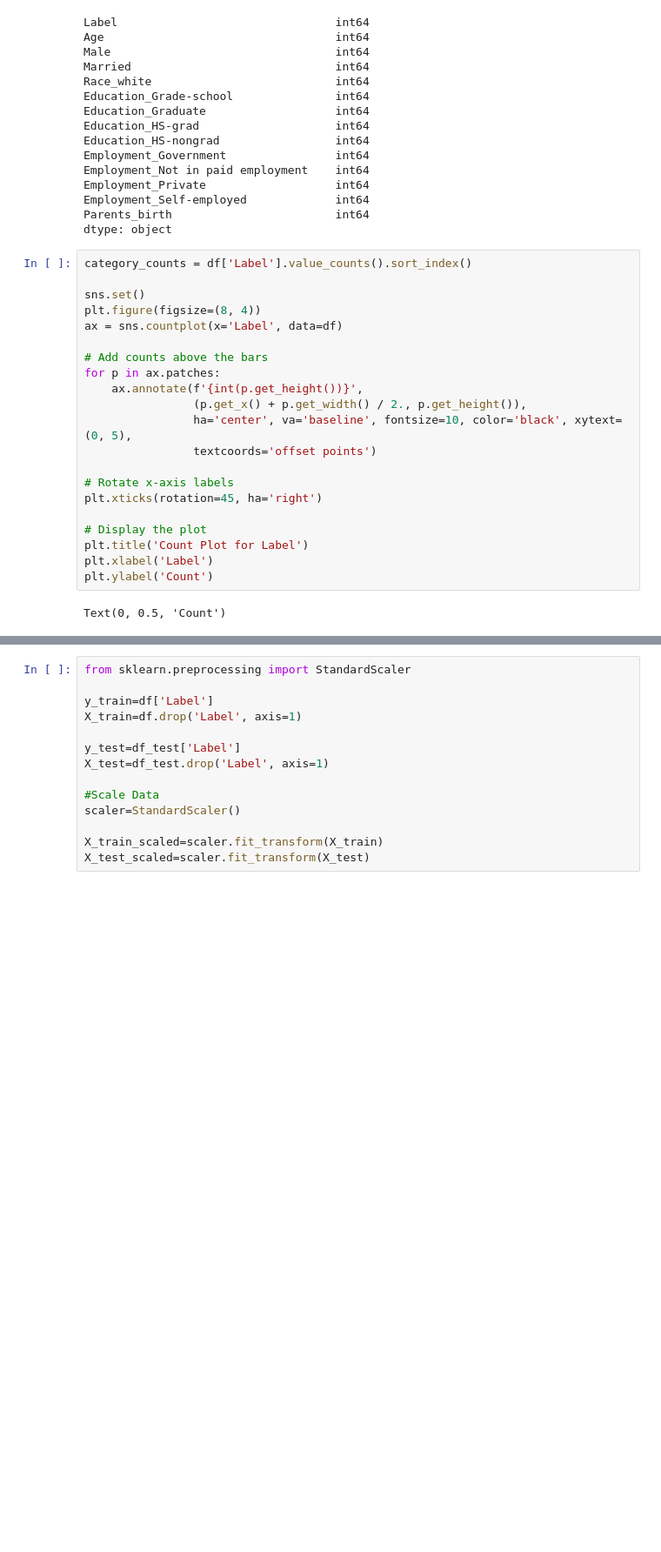
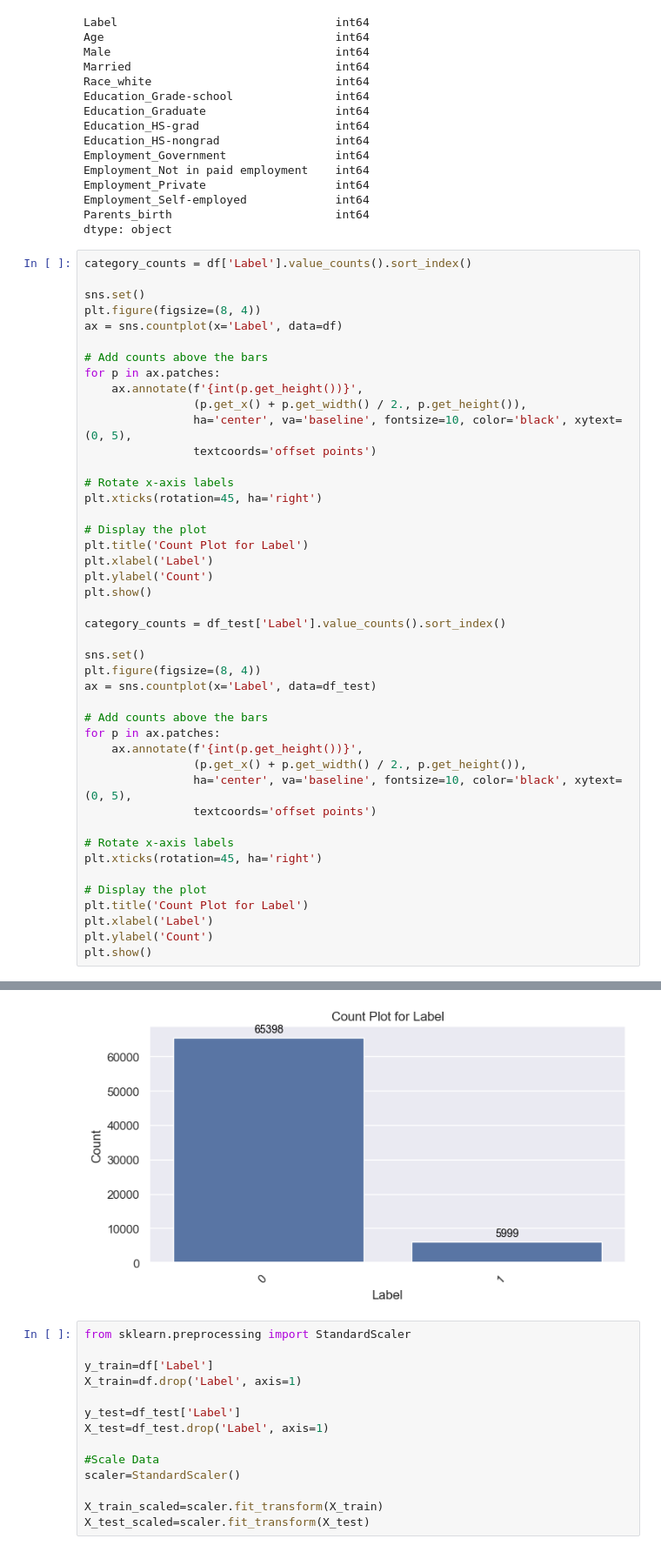
Before and after one commit to jedwingrove/US_census_income_task, a Jupyter notebook: Notebooks/modelling_notebook.ipynb, the cells around one changed output, grey strips where cells are left out. Shown: that part at 87% size. Drawn from its saved outputs; the diff is of its cells as text; blank space fills up the shorter version.

```diff
--- a/Notebooks/modelling_notebook.ipynb
+++ b/Notebooks/modelling_notebook.ipynb
@@ -76,27 +76,50 @@ dtype: object
 # %%
 category_counts = df['Label'].value_counts().sort_index()
 
 sns.set()
 plt.figure(figsize=(8, 4))
 ax = sns.countplot(x='Label', data=df)
 
 # Add counts above the bars
 for p in ax.patches:
     ax.annotate(f'{int(p.get_height())}',
                 (p.get_x() + p.get_width() / 2., p.get_height()),
                 ha='center', va='baseline', fontsize=10, color='black', xytext=(0, 5),
                 textcoords='offset points')
 
 # Rotate x-axis labels
 plt.xticks(rotation=45, ha='right')
 
 # Display the plot
 plt.title('Count Plot for Label')
 plt.xlabel('Label')
 plt.ylabel('Count')
+plt.show()
+
+category_counts = df_test['Label'].value_counts().sort_index()
+
+sns.set()
+plt.figure(figsize=(8, 4))
+ax = sns.countplot(x='Label', data=df_test)
+
+# Add counts above the bars
+for p in ax.patches:
+    ax.annotate(f'{int(p.get_height())}',
+                (p.get_x() + p.get_width() / 2., p.get_height()),
+                ha='center', va='baseline', fontsize=10, color='black', xytext=(0, 5),
+                textcoords='offset points')
+
+# Rotate x-axis labels
+plt.xticks(rotation=45, ha='right')
+
+# Display the plot
+plt.title('Count Plot for Label')
+plt.xlabel('Label')
+plt.ylabel('Count')
+plt.show()
 # %% [output]
-Text(0, 0.5, 'Count')
 [figure]
+[figure, added]
 # %%
 from sklearn.preprocessing import StandardScaler
 
```
Also changed, not shown: parts of 9 cells of this notebook.
